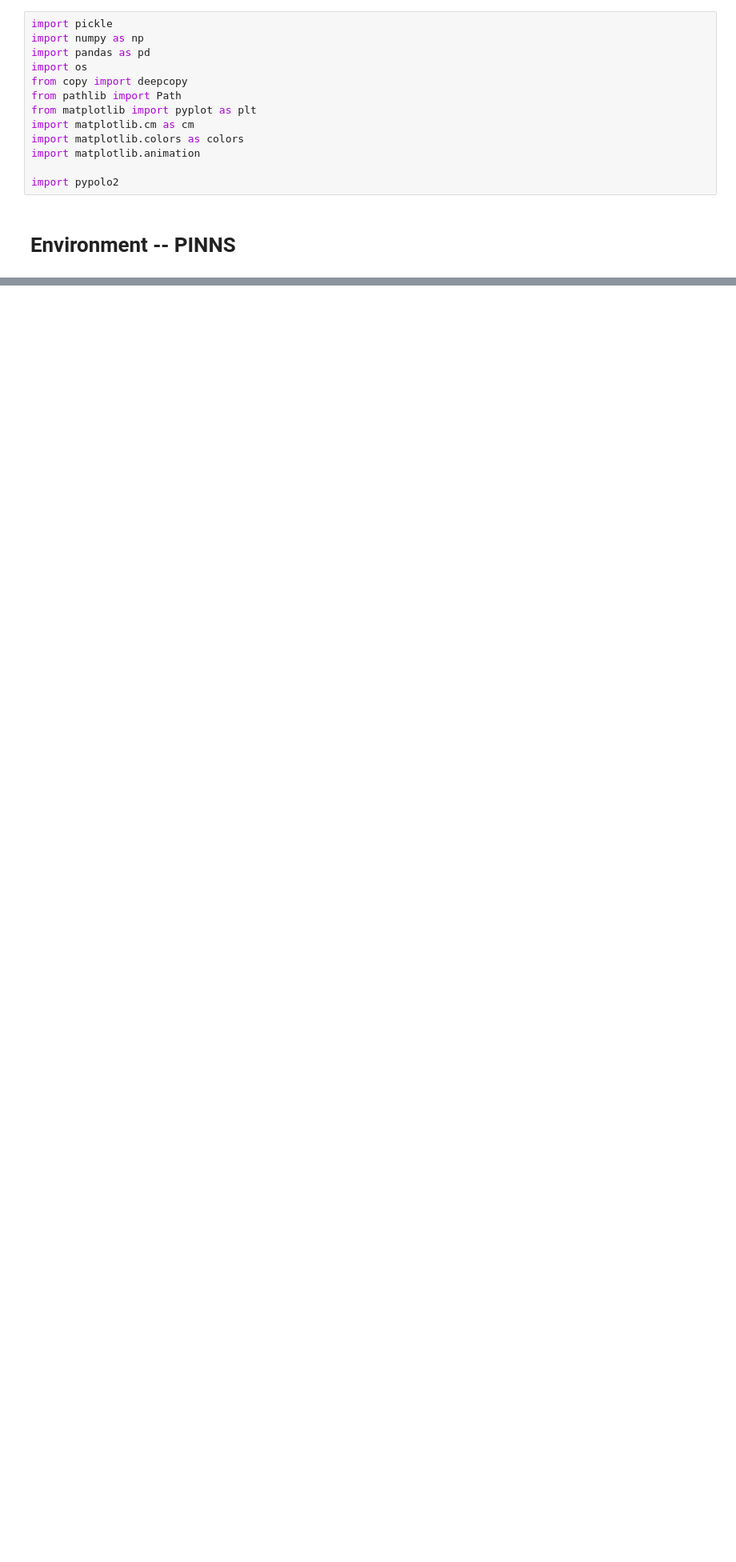
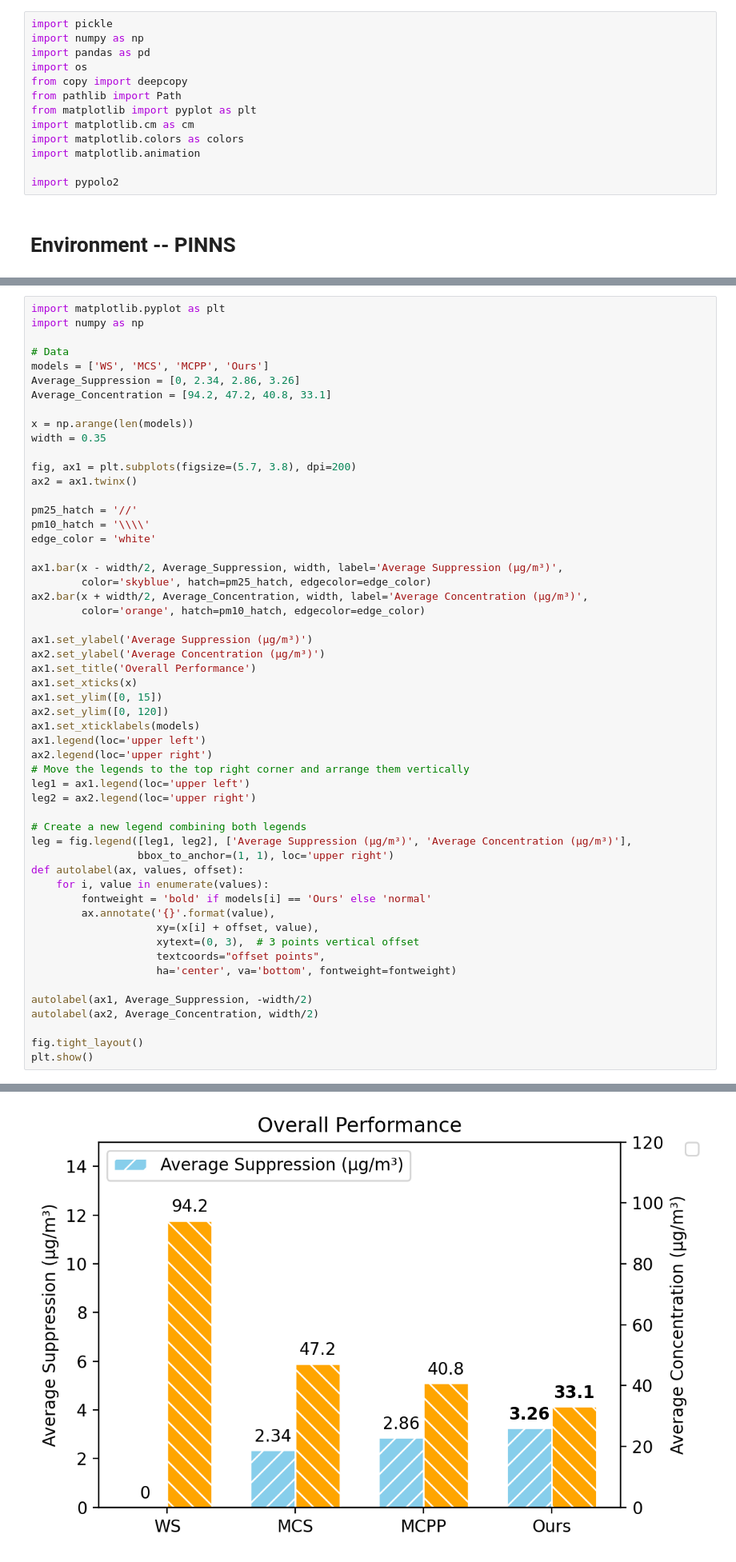
Before and after one commit to xiaozijianx/PyPolo-main, a Jupyter notebook: Visual_SummaryofAllTests.ipynb, the cells around one changed output, grey strips where cells are left out. Shown: that part at 80% size. Saved outputs shown, nothing was run; the diff lists cells and outputs as text; blank space fills up the shorter version.

```diff
--- a/Visual_SummaryofAllTests.ipynb
+++ b/Visual_SummaryofAllTests.ipynb
@@ -151,0 +175,55 @@ print(strategy_meanpollution)
+# %%
+import matplotlib.pyplot as plt
+import numpy as np
+
+# Data
+models = ['WS', 'MCS', 'MCPP', 'Ours']
+Average_Suppression = [0, 2.34, 2.86, 3.26]
+Average_Concentration = [94.2, 47.2, 40.8, 33.1]
+
+x = np.arange(len(models))
+width = 0.35
+
+fig, ax1 = plt.subplots(figsize=(5.7, 3.8), dpi=200)
+ax2 = ax1.twinx()
+
+pm25_hatch = '//'
+pm10_hatch = '\\\\'
+edge_color = 'white'
+
+ax1.bar(x - width/2, Average_Suppression, width, label='Average Suppression (μg/m³)',
+        color='skyblue', hatch=pm25_hatch, edgecolor=edge_color)
+ax2.bar(x + width/2, Average_Concentration, width, label='Average Concentration (μg/m³)',
+        color='orange', hatch=pm10_hatch, edgecolor=edge_color)
+
+ax1.set_ylabel('Average Suppression (μg/m³)')
+ax2.set_ylabel('Average Concentration (μg/m³)')
+ax1.set_title('Overall Performance')
+ax1.set_xticks(x)
+ax1.set_ylim([0, 15])
+ax2.set_ylim([0, 120])
+ax1.set_xticklabels(models)
+ax1.legend(loc='upper left')
+ax2.legend(loc='upper right')
+# Move the legends to the top right corner and arrange them vertically
+leg1 = ax1.legend(loc='upper left')
+leg2 = ax2.legend(loc='upper right')
+
+# Create a new legend combining both legends
+leg = fig.legend([leg1, leg2], ['Average Suppression (μg/m³)', 'Average Concentration (μg/m³)'],
+                 bbox_to_anchor=(1, 1), loc='upper right')
+def autolabel(ax, values, offset):
+    for i, value in enumerate(values):
+        fontweight = 'bold' if models[i] == 'Ours' else 'normal'
+        ax.annotate('{}'.format(value),
+                    xy=(x[i] + offset, value),
+                    xytext=(0, 3),  # 3 points vertical offset
+                    textcoords="offset points",
+                    ha='center', va='bottom', fontweight=fontweight)
+
+autolabel(ax1, Average_Suppression, -width/2)
+autolabel(ax2, Average_Concentration, width/2)
+
+fig.tight_layout()
+plt.show()
+# %% [output]
@@ -151,0 +233 @@ print(strategy_meanpollution)
+[figure, added]
```
Also changed, not shown: parts of 7 cells of this notebook, 47 other files.
